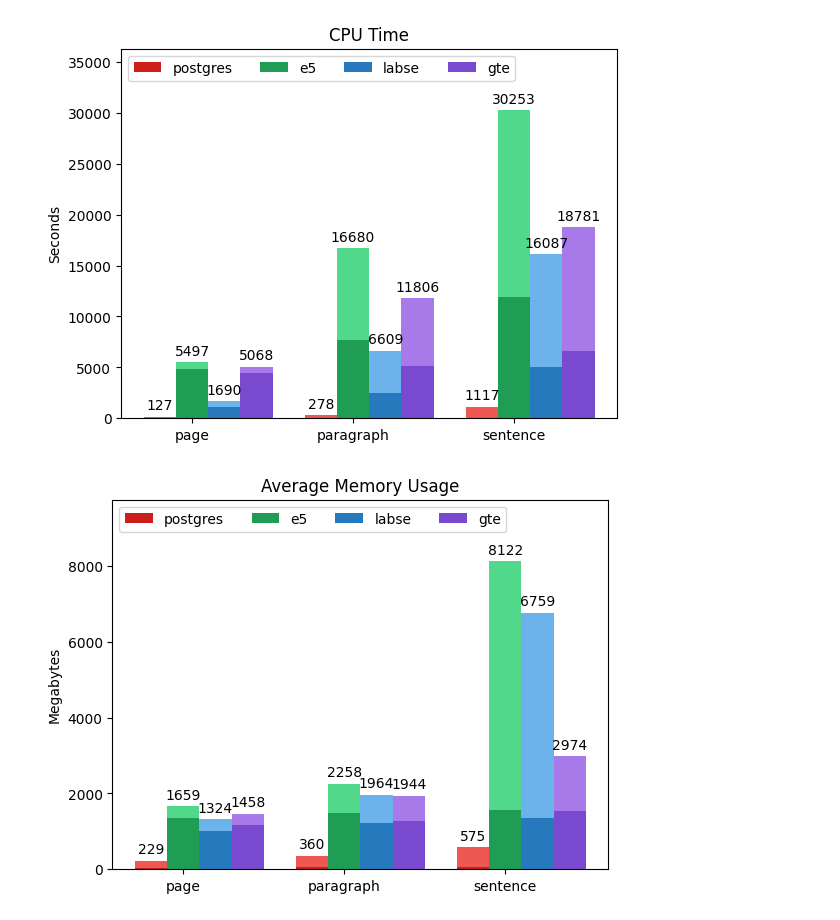
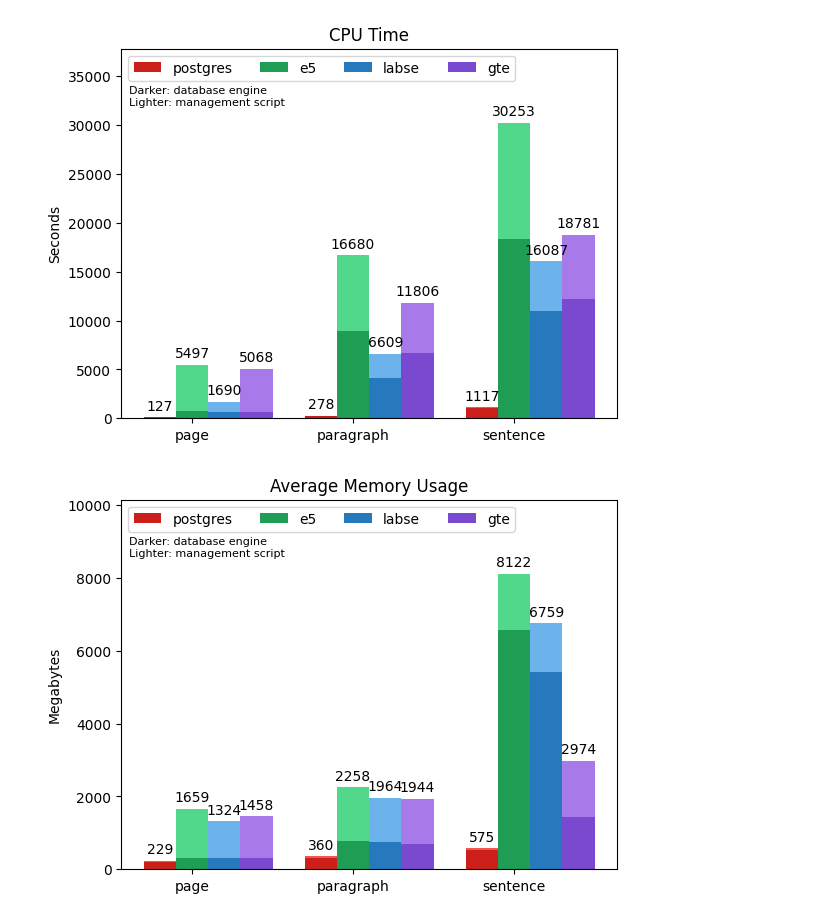
Before and after one commit to milanmarcinco/bachelor, a Jupyter notebook: src/evaluation/performance.ipynb, the cells around one changed output. Saved outputs shown, nothing was run; the diff lists cells and outputs as text; code cells hidden in the pictures.

```diff
--- a/src/evaluation/performance.ipynb
+++ b/src/evaluation/performance.ipynb
@@ -80,6 +80,12 @@ def safe_list_get(l, idx, default):
 def merge_sum(a, b):
     n = max(len(a), len(b))
     return [safe_list_get(a, i, 0) + safe_list_get(b, i, 0) for i in range(n)]
+
+
+def sort_fn(item):
+    id = item["metric"].get("id")
+    name = item["metric"].get("name")
+    return name if name else id
 # %%
 queries = [
     {
@@ -290,13 +296,27 @@ for query in queries:
 
         data = response.json()
         result = data["data"]["result"]
+        result.sort(key=sort_fn)
 
         sample = []
+        sample_services = []
         for item in result:
             sample.append(float(item["value"][1]))
 
-        path = ".".join(chunk_labels + [query_key])
-        set_attr(results, path, sample, append=False)
+            name = item["metric"].get("name")
+            if name:
+                sample_services.append(name)
+
+        base_path = ".".join(chunk_labels)
+        set_attr(results, f"{base_path}.{query_key}", sample, append=False)
+
+        if len(sample_services) > 0:
+            set_attr(
+                results,
+                f"{base_path}.services.{query_key}",
+                sample_services,
+                append=True
+            )
 # %%
 timestamp = datetime.datetime.now().isoformat()
 with open(f"{perf_dir}/{timestamp}.json", "w") as file:
@@ -333,9 +353,14 @@ for idx, query in enumerate(queries):
     legend_rects = []
     max_y = 0
 
+    is_multidimensional = False
+
     for model, samples in data.items():
         offset = width * multiplier
         dimensions = max(map(len, samples))
+
+        if dimensions > 1:
+            is_multidimensional = True
 
         y_prev = None
         y_max = []
@@ -343,33 +368,44 @@ for idx, query in enumerate(queries):
             y = list(map(lambda sample: safe_list_get(sample, i, 0), samples))
             color_idx = models.index(model) + i * len(models)
 
             rects = ax.bar(
                 x + offset,
                 y,
                 width, y_prev,
                 label=model,
                 color=colors[color_idx]
             )
 
             if i == 0:
                 legend_rects.append(rects)
 
             if i == dimensions - 1:
                 ax.bar_label(rects, padding=3)
 
             y_prev = y
             y_max = merge_sum(y_max, y)
 
         multiplier += 1
         max_y = max(max_y, max(y_max))
 
     ax.set_title(query["label"])
+
+    if is_multidimensional:
+        ax.text(
+            0.015, 0.90,
+            "Darker: database engine\nLighter: management script",
+            fontsize=8,
+            horizontalalignment='left',
+            verticalalignment='top',
+            transform=ax.transAxes
+        )
+
     ax.set_ylabel(query["unit"])
-    ax.set_ybound(0, max_y * 1.2)
+    ax.set_ybound(0, max_y * 1.25)
     ax.set_xticks(x + width, units)
     ax.legend(legend_rects, models, loc='upper left', ncols=4)
 
     plt.show()
 # %% [output]
-[figure, old version]
+[figure, new version]
-[figure, old version]
+[figure, new version]
```
Also changed, not shown: parts of 1 cell of this notebook.
